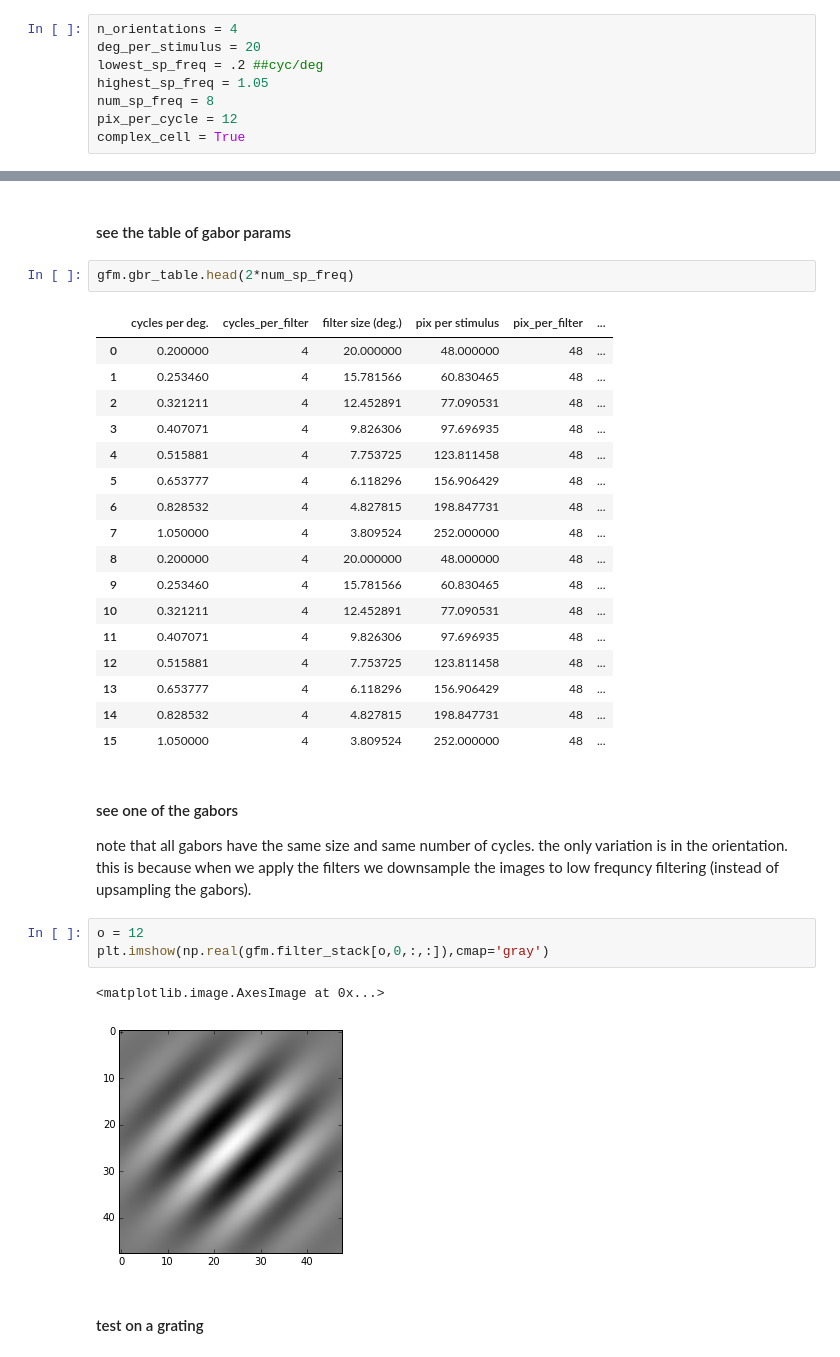
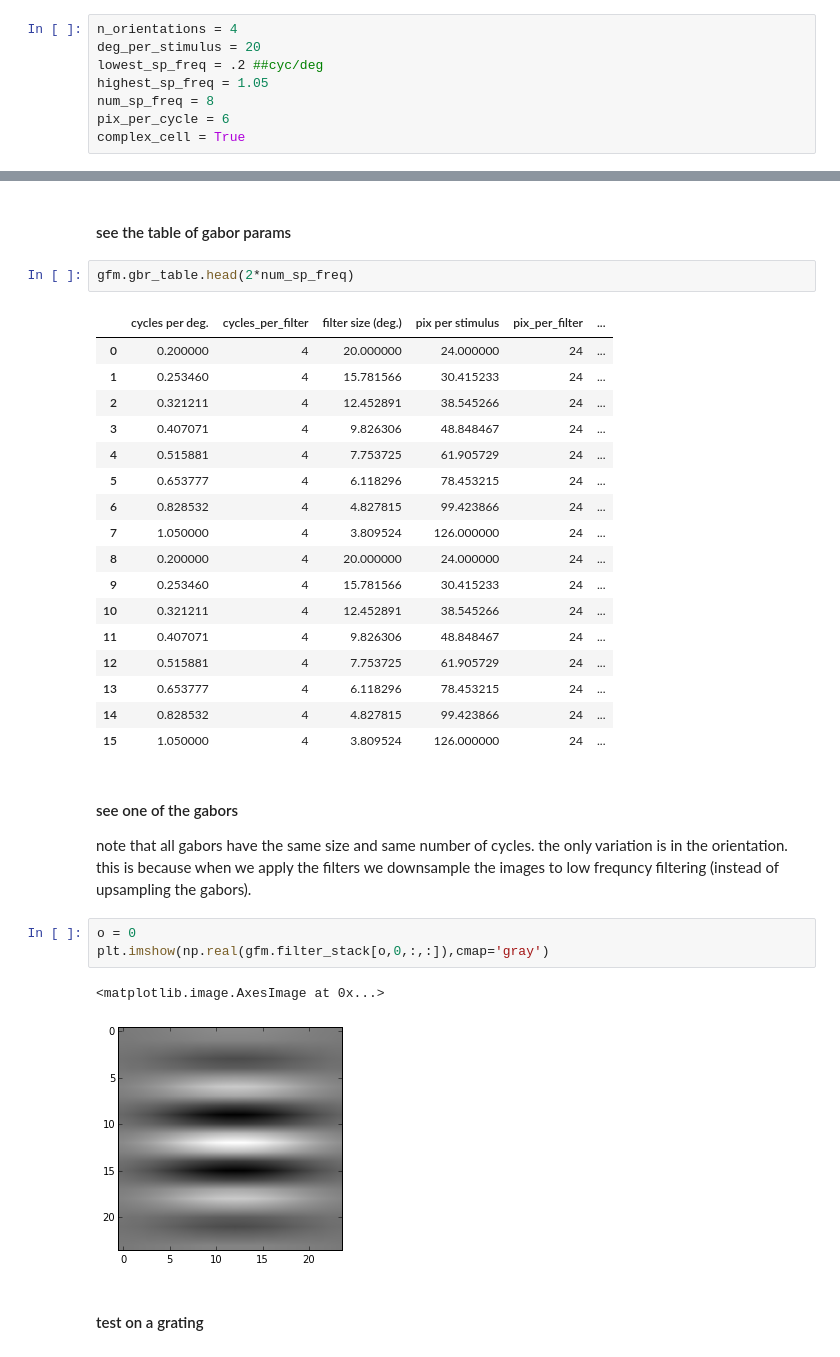
Before and after one commit to ChangdeDu/hrf_fitting, a Jupyter notebook: scripts/hi_resolution_gabor_feature_maps.ipynb, the cells around one changed output, grey strips where cells are left out. Cells and saved outputs as stored; diff of their text form.

```diff
--- a/scripts/hi_resolution_gabor_feature_maps.ipynb
+++ b/scripts/hi_resolution_gabor_feature_maps.ipynb
@@ -80,7 +83,7 @@ deg_per_stimulus = 20
 lowest_sp_freq = .2 ##cyc/deg
 highest_sp_freq = 1.05
 num_sp_freq = 8
-pix_per_cycle = 12
+pix_per_cycle = 6
 complex_cell = True
 # %% [markdown]
 #### create gabor_feature_map object
@@ -95,32 +98,32 @@ gfm = gabor_feature_maps(n_orientations,
 gfm.gbr_table.head(2*num_sp_freq)
 # %% [output]
 |  | cycles per deg. | cycles_per_filter | filter size (deg.) | pix per stimulus | pix_per_filter | ... |
-| 0 | 0.200000 | 4 | 20.000000 | 48.000000 | 48 | ... |
-| 1 | 0.253460 | 4 | 15.781566 | 60.830465 | 48 | ... |
-| 2 | 0.321211 | 4 | 12.452891 | 77.090531 | 48 | ... |
-| 3 | 0.407071 | 4 | 9.826306 | 97.696935 | 48 | ... |
-| 4 | 0.515881 | 4 | 7.753725 | 123.811458 | 48 | ... |
-| 5 | 0.653777 | 4 | 6.118296 | 156.906429 | 48 | ... |
-| 6 | 0.828532 | 4 | 4.827815 | 198.847731 | 48 | ... |
-| 7 | 1.050000 | 4 | 3.809524 | 252.000000 | 48 | ... |
-| 8 | 0.200000 | 4 | 20.000000 | 48.000000 | 48 | ... |
-| 9 | 0.253460 | 4 | 15.781566 | 60.830465 | 48 | ... |
-| 10 | 0.321211 | 4 | 12.452891 | 77.090531 | 48 | ... |
-| 11 | 0.407071 | 4 | 9.826306 | 97.696935 | 48 | ... |
-| 12 | 0.515881 | 4 | 7.753725 | 123.811458 | 48 | ... |
-| 13 | 0.653777 | 4 | 6.118296 | 156.906429 | 48 | ... |
-| 14 | 0.828532 | 4 | 4.827815 | 198.847731 | 48 | ... |
-| 15 | 1.050000 | 4 | 3.809524 | 252.000000 | 48 | ... |
+| 0 | 0.200000 | 4 | 20.000000 | 24.000000 | 24 | ... |
+| 1 | 0.253460 | 4 | 15.781566 | 30.415233 | 24 | ... |
+| 2 | 0.321211 | 4 | 12.452891 | 38.545266 | 24 | ... |
+| 3 | 0.407071 | 4 | 9.826306 | 48.848467 | 24 | ... |
+| 4 | 0.515881 | 4 | 7.753725 | 61.905729 | 24 | ... |
+| 5 | 0.653777 | 4 | 6.118296 | 78.453215 | 24 | ... |
+| 6 | 0.828532 | 4 | 4.827815 | 99.423866 | 24 | ... |
+| 7 | 1.050000 | 4 | 3.809524 | 126.000000 | 24 | ... |
+| 8 | 0.200000 | 4 | 20.000000 | 24.000000 | 24 | ... |
+| 9 | 0.253460 | 4 | 15.781566 | 30.415233 | 24 | ... |
+| 10 | 0.321211 | 4 | 12.452891 | 38.545266 | 24 | ... |
+| 11 | 0.407071 | 4 | 9.826306 | 48.848467 | 24 | ... |
+| 12 | 0.515881 | 4 | 7.753725 | 61.905729 | 24 | ... |
+| 13 | 0.653777 | 4 | 6.118296 | 78.453215 | 24 | ... |
+| 14 | 0.828532 | 4 | 4.827815 | 99.423866 | 24 | ... |
+| 15 | 1.050000 | 4 | 3.809524 | 126.000000 | 24 | ... |
 # %% [markdown]
 #### see one of the gabors
 note that all gabors have the same size and same number of cycles. the only variation is in the orientation. this
 is because when we apply the filters we downsample the images to low frequncy filtering (instead of upsampling the gabors).
 # %%
-o = 12
+o = 0
 plt.imshow(np.real(gfm.filter_stack[o,0,:,:]),cmap='gray')
 # %% [output]
 <matplotlib.image.AxesImage at 0x...>
-[figure, old version]
+[figure, new version]
 # %% [markdown]
 #### test on a grating
 # %%
```
Also changed, not shown: parts of 4 cells of this notebook, 4 other files.
